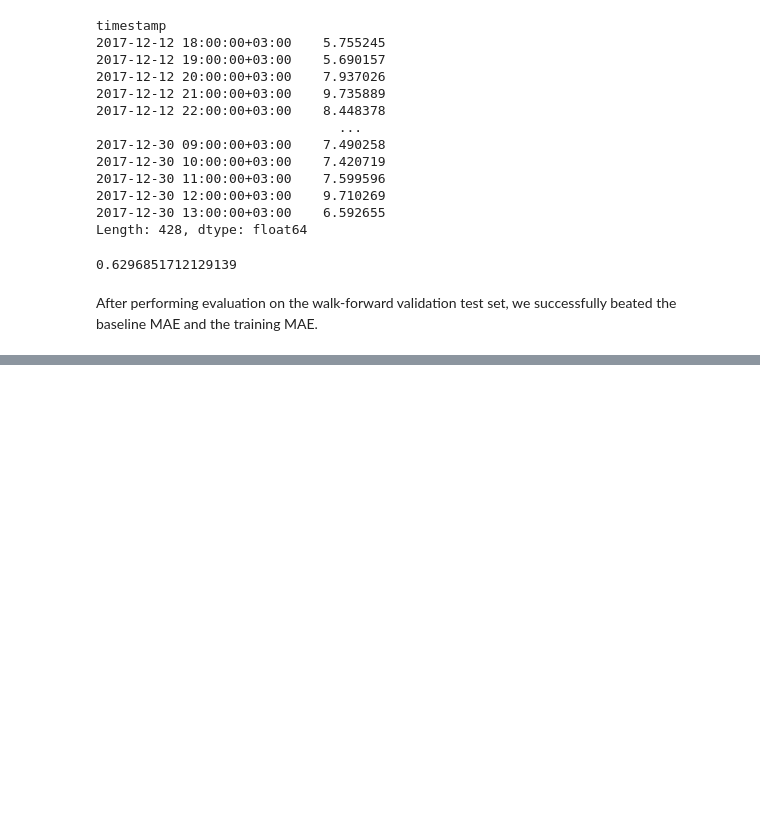
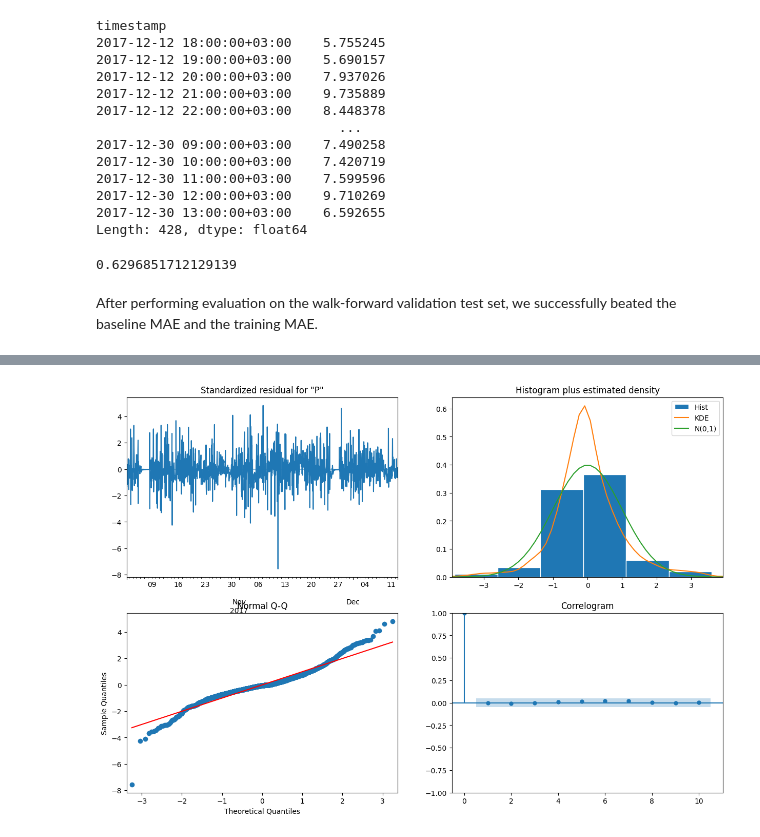
Before and after one commit to MohamedMohsen20501990/air_quality_forecasting_AR_techniques, a Jupyter notebook: notebooks/main.ipynb, the cells around one changed output, grey strips where cells are left out. Drawn from its saved outputs; the diff is of its cells as text; code cells hidden in the pictures; blank space fills up the shorter version.

```diff
--- a/notebooks/main.ipynb
+++ b/notebooks/main.ipynb
@@ -647,0 +797,6 @@ After performing evaluation on the walk-forward validation test set, we successf
+# %%
+# checking the residuals for our ARIMA model
+fig = model.plot_diagnostics(figsize=(15,10))
+fig.show()
+# %% [output]
+[figure, added]
```
Also changed, not shown: parts of 11 cells of this notebook, 3 other files.
